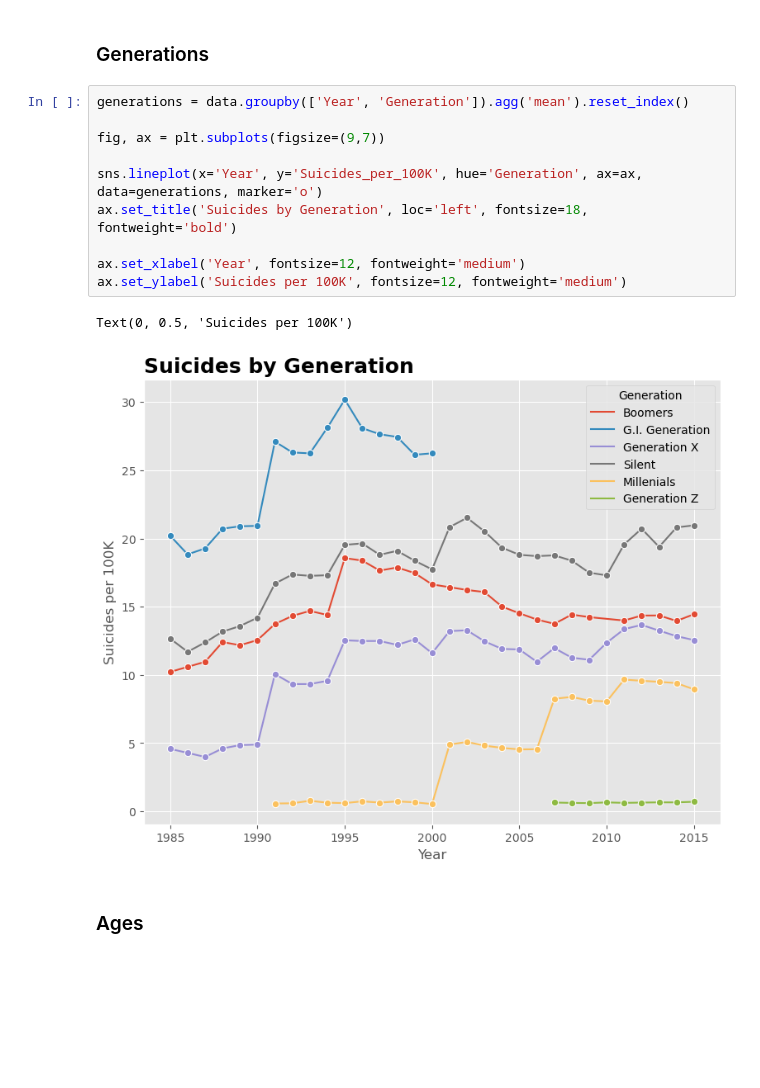
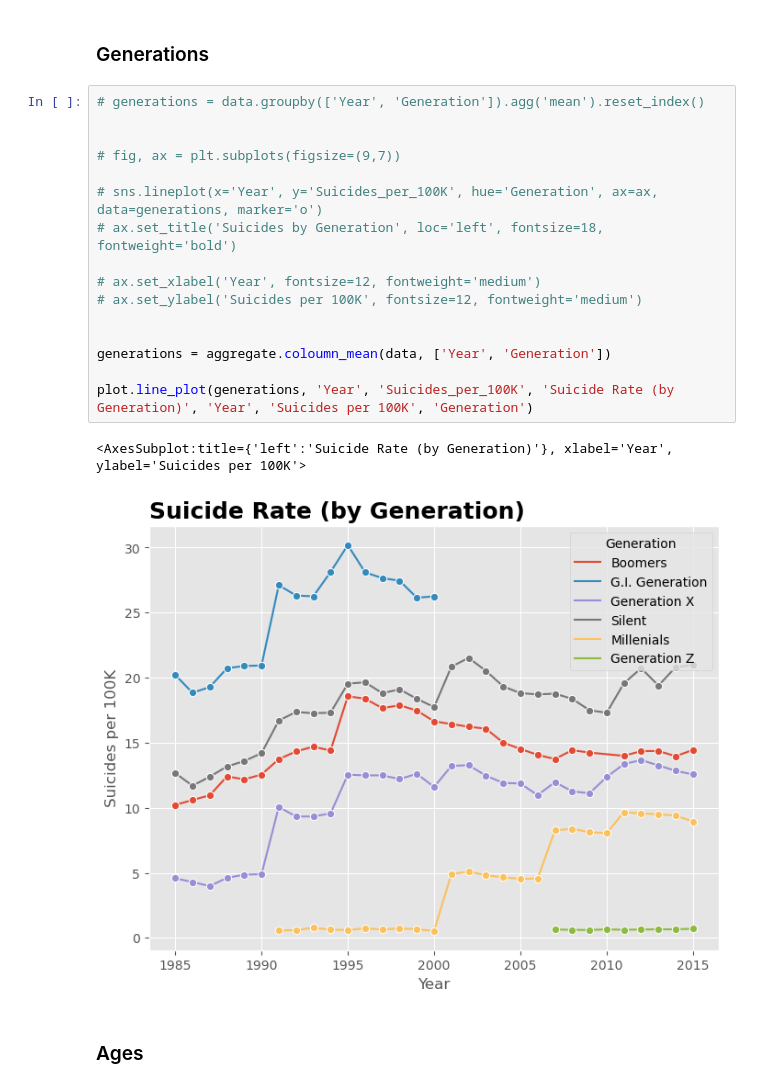
Before and after one commit to JaimeVRodriguez/suicide_rates_eda, a Jupyter notebook: notebooks/suicide_rate_eda.ipynb, the cells around one changed output. Drawn from its saved outputs; the diff is of its cells as text; blank space fills up the shorter version.

Commit message:
line plot functions created

```diff
--- a/notebooks/suicide_rate_eda.ipynb
+++ b/notebooks/suicide_rate_eda.ipynb
@@ -132,17 +106,23 @@ fig.tight_layout()
 # %% [markdown]
 ### Generations
 # %%
-generations = data.groupby(['Year', 'Generation']).agg('mean').reset_index()
+# generations = data.groupby(['Year', 'Generation']).agg('mean').reset_index()
 
-fig, ax = plt.subplots(figsize=(9,7))
 
-sns.lineplot(x='Year', y='Suicides_per_100K', hue='Generation', ax=ax, data=generations, marker='o')
-ax.set_title('Suicides by Generation', loc='left', fontsize=18, fontweight='bold')
+# fig, ax = plt.subplots(figsize=(9,7))
 
-ax.set_xlabel('Year', fontsize=12, fontweight='medium')
-ax.set_ylabel('Suicides per 100K', fontsize=12, fontweight='medium')
+# sns.lineplot(x='Year', y='Suicides_per_100K', hue='Generation', ax=ax, data=generations, marker='o')
+# ax.set_title('Suicides by Generation', loc='left', fontsize=18, fontweight='bold')
+
+# ax.set_xlabel('Year', fontsize=12, fontweight='medium')
+# ax.set_ylabel('Suicides per 100K', fontsize=12, fontweight='medium')
+
+
+generations = aggregate.coloumn_mean(data, ['Year', 'Generation'])
+
+plot.line_plot(generations, 'Year', 'Suicides_per_100K', 'Suicide Rate (by Generation)', 'Year', 'Suicides per 100K', 'Generation')
 # %% [output]
-Text(0, 0.5, 'Suicides per 100K')
+<AxesSubplot:title={'left':'Suicide Rate (by Generation)'}, xlabel='Year', ylabel='Suicides per 100K'>
-[figure, old version]
+[figure, new version]
 # %% [markdown]
 ### Ages
```
Also changed, not shown: parts of 10 cells of this notebook, 3 other files.
